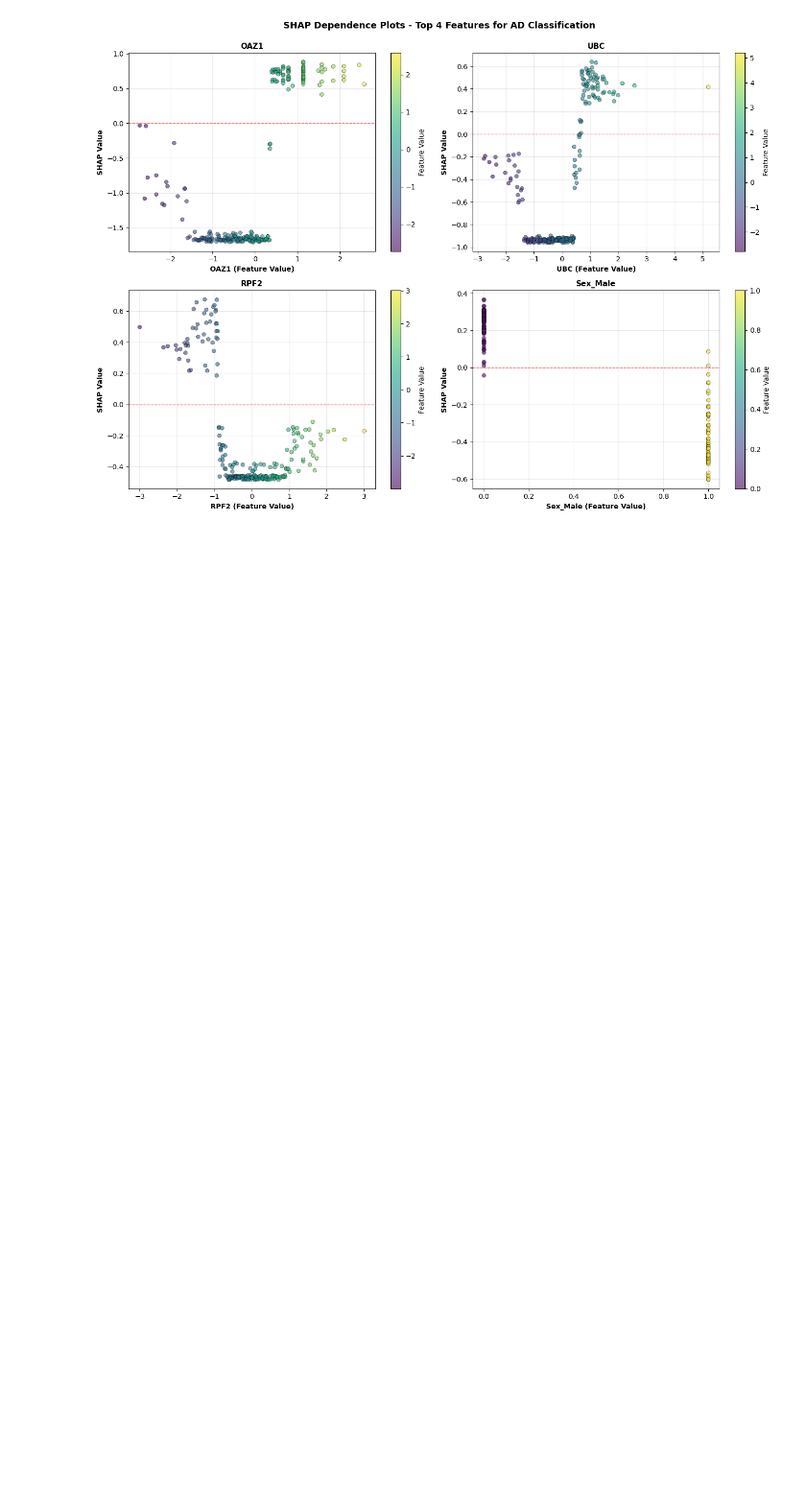
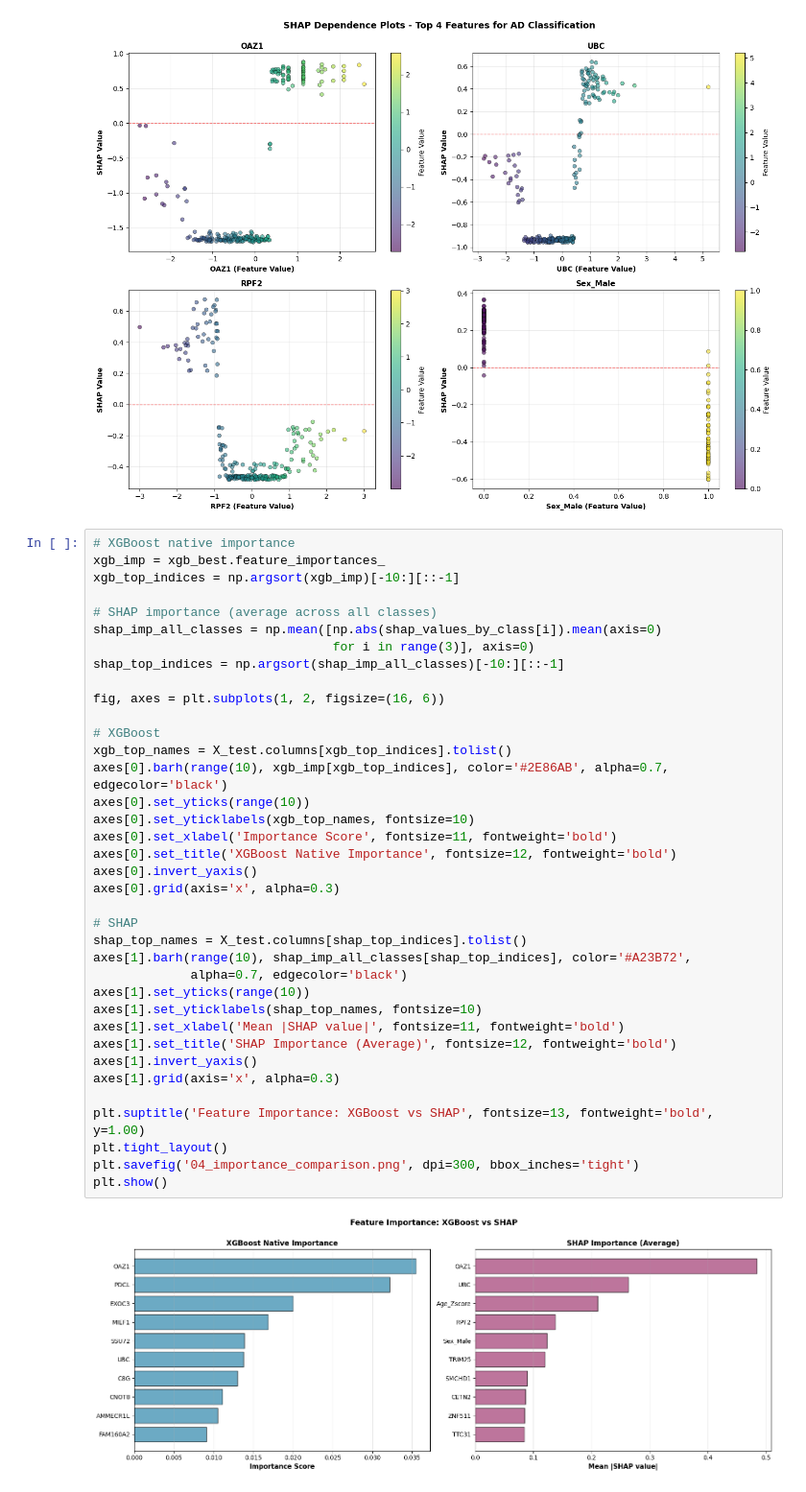
Before and after one commit to bkiritom8/ML-Course-Project, a Jupyter notebook: Modelling.ipynb, the cells around one changed output. Shown: that part at 96% size. Saved outputs shown, nothing was run; the diff lists cells and outputs as text; blank space fills up the shorter version.

Commit message:
XGBoost vs SHAP feature ranking comparison - validates genuine biological patterns

```diff
--- a/Modelling.ipynb
+++ b/Modelling.ipynb
@@ -954,3 +954,42 @@ plt.savefig('03_shap_dependence.png', dpi=300, bbox_inches='tight')
 plt.show()
 # %% [output]
 [figure]
+# %%
+# XGBoost native importance
+xgb_imp = xgb_best.feature_importances_
+xgb_top_indices = np.argsort(xgb_imp)[-10:][::-1]
+
+# SHAP importance (average across all classes)
+shap_imp_all_classes = np.mean([np.abs(shap_values_by_class[i]).mean(axis=0)
+                                for i in range(3)], axis=0)
+shap_top_indices = np.argsort(shap_imp_all_classes)[-10:][::-1]
+
+fig, axes = plt.subplots(1, 2, figsize=(16, 6))
+
+# XGBoost
+xgb_top_names = X_test.columns[xgb_top_indices].tolist()
+axes[0].barh(range(10), xgb_imp[xgb_top_indices], color='#2E86AB', alpha=0.7, edgecolor='black')
+axes[0].set_yticks(range(10))
+axes[0].set_yticklabels(xgb_top_names, fontsize=10)
+axes[0].set_xlabel('Importance Score', fontsize=11, fontweight='bold')
+axes[0].set_title('XGBoost Native Importance', fontsize=12, fontweight='bold')
+axes[0].invert_yaxis()
+axes[0].grid(axis='x', alpha=0.3)
+
+# SHAP
+shap_top_names = X_test.columns[shap_top_indices].tolist()
+axes[1].barh(range(10), shap_imp_all_classes[shap_top_indices], color='#A23B72',
+             alpha=0.7, edgecolor='black')
+axes[1].set_yticks(range(10))
+axes[1].set_yticklabels(shap_top_names, fontsize=10)
+axes[1].set_xlabel('Mean |SHAP value|', fontsize=11, fontweight='bold')
+axes[1].set_title('SHAP Importance (Average)', fontsize=12, fontweight='bold')
+axes[1].invert_yaxis()
+axes[1].grid(axis='x', alpha=0.3)
+
+plt.suptitle('Feature Importance: XGBoost vs SHAP', fontsize=13, fontweight='bold', y=1.00)
+plt.tight_layout()
+plt.savefig('04_importance_comparison.png', dpi=300, bbox_inches='tight')
+plt.show()
+# %% [output]
+[figure, added]
```
Also changed, not shown: 1 other file.
